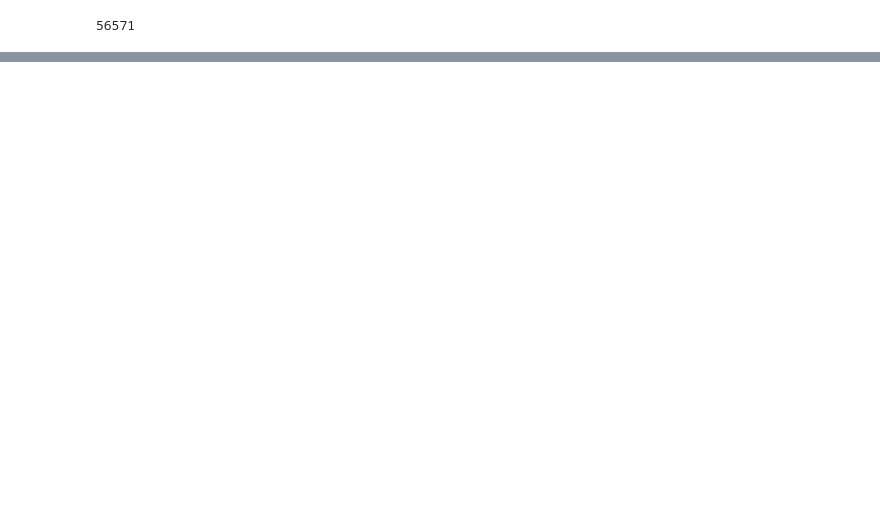
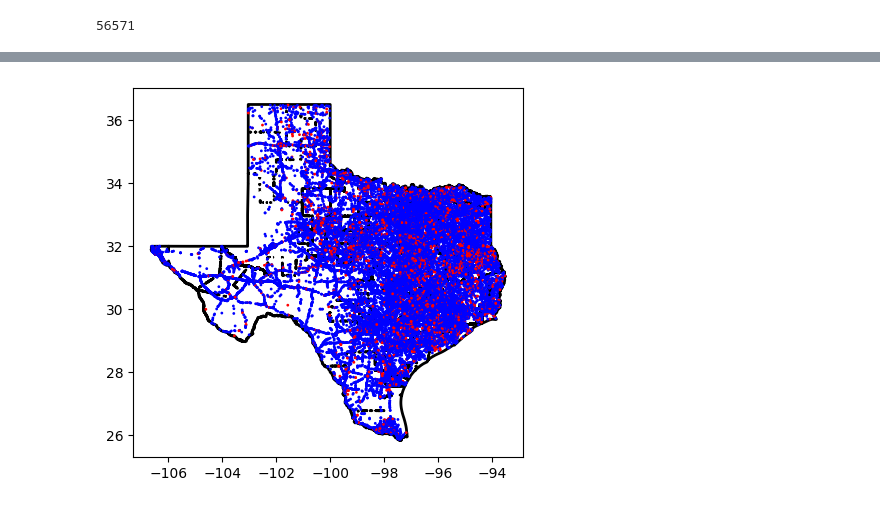
Before and after one commit to shaseevarajan/GIS-Apps-in-Engineering, a Jupyter notebook: Shaseevarajan Sivanantharajah/Assignment 4.ipynb, the cells around one changed output, grey strips where cells are left out. Saved outputs shown, nothing was run; the diff lists cells and outputs as text; code cells hidden in the pictures; blank space fills up the shorter version.

```diff
--- a/Shaseevarajan Sivanantharajah/Assignment 4.ipynb
+++ b/Shaseevarajan Sivanantharajah/Assignment 4.ipynb
@@ -180,0 +224,3 @@ len(aaf)
+# %%
+Rat = aa.loc[:,["LOWEST_RATING"]].astype(int)
+aa["UNSAFE"] = np.where(Rat<6,1,0)
@@ -180,0 +277,3 @@ len(aaf)
+# %%
+aa = aa.loc[aa["LATDD"]>25]
+aa.head()
@@ -180,0 +311,9 @@ len(aaf)
+# %%
+colormap = {0:"blue",1:"red"}
+bridges["color"] = bridges['UNSAFE'].map(colormap)
+fig,ax = plt.subplots()
+txdis.plot(ax=ax,facecolor = "none", edgecolor = "black", linewidth =2)
+bridges.plot(ax=ax,color = bridges["color"], markersize = 1)
+plt.show()
+# %% [output]
+[figure, added]
```
Also changed, not shown: parts of 27 cells of this notebook.
